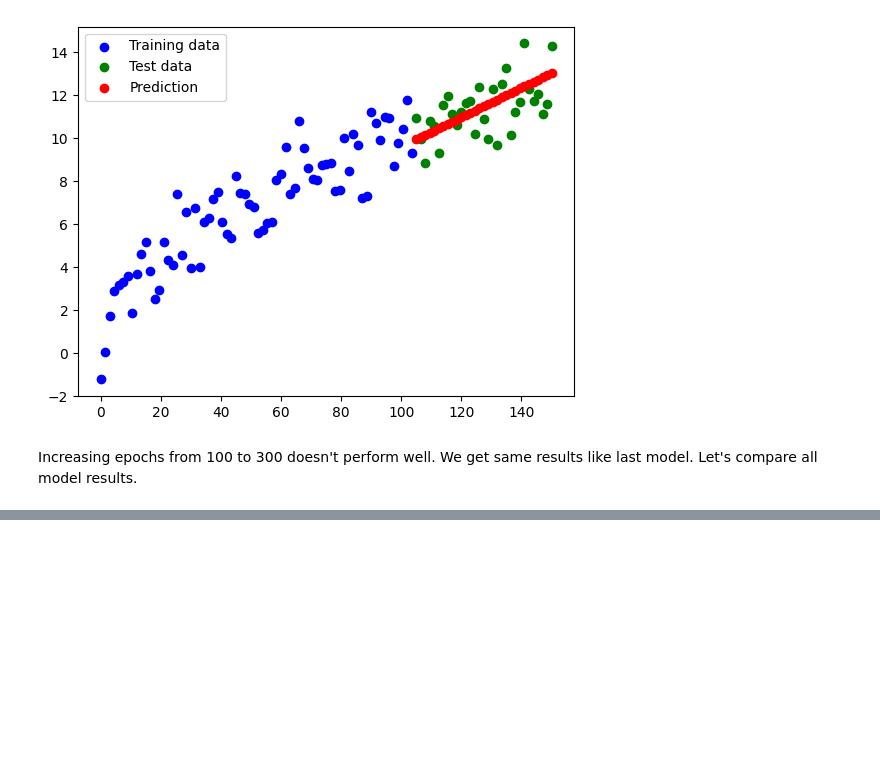
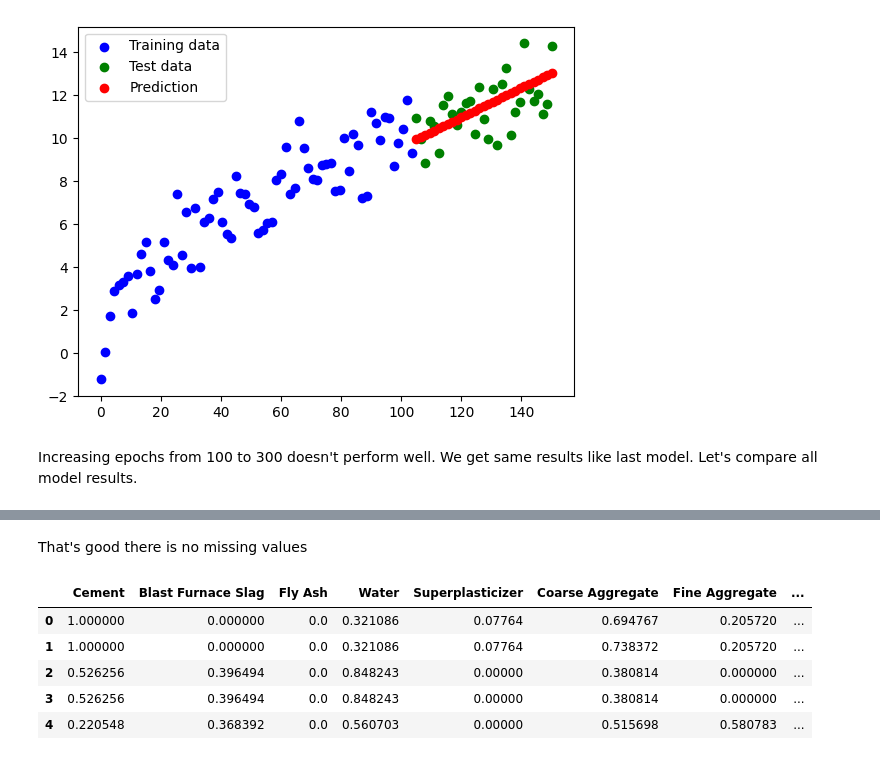
Before and after one commit to SedatParlak/tensorflow, a Jupyter notebook: 01_neural_network_regression_with_tensorflow_exercise.ipynb, the cells around one changed output, grey strips where cells are left out. Cells and saved outputs as stored; diff of their text form; code cells hidden in the pictures; blank space fills up the shorter version.

```diff
--- a/01_neural_network_regression_with_tensorflow_exercise.ipynb
+++ b/01_neural_network_regression_with_tensorflow_exercise.ipynb
@@ -489,0 +586,18 @@ print('Mean Square Error (MSE):', mse(y_test, y_pred_3))
+# %% [markdown]
+That's good there is no missing values
+# %%
+# Scaling
+scaler = MinMaxScaler()
+
+for col in df.columns[:-1]:
+  df[col] = scaler.fit_transform(df[[col]])
+# %%
+# Check first 5 rows after scaling
+df.head()
+# %% [output]
+|  | Cement | Blast Furnace Slag | Fly Ash | Water | Superplasticizer | Coarse Aggregate | Fine Aggregate | ... |
+| 0 | 1.000000 | 0.000000 | 0.0 | 0.321086 | 0.07764 | 0.694767 | 0.205720 | ... |
+| 1 | 1.000000 | 0.000000 | 0.0 | 0.321086 | 0.07764 | 0.738372 | 0.205720 | ... |
+| 2 | 0.526256 | 0.396494 | 0.0 | 0.848243 | 0.00000 | 0.380814 | 0.000000 | ... |
+| 3 | 0.526256 | 0.396494 | 0.0 | 0.848243 | 0.00000 | 0.380814 | 0.000000 | ... |
+| 4 | 0.220548 | 0.368392 | 0.0 | 0.560703 | 0.00000 | 0.515698 | 0.580783 | ... |
```
Also changed, not shown: parts of 16 cells of this notebook.
